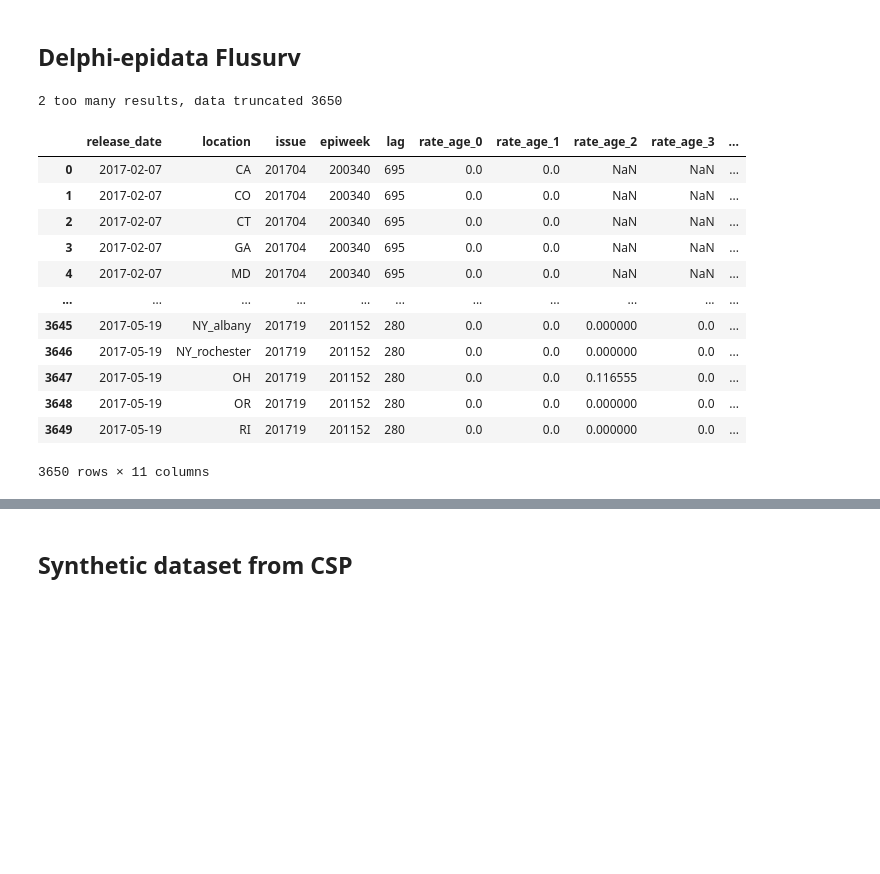
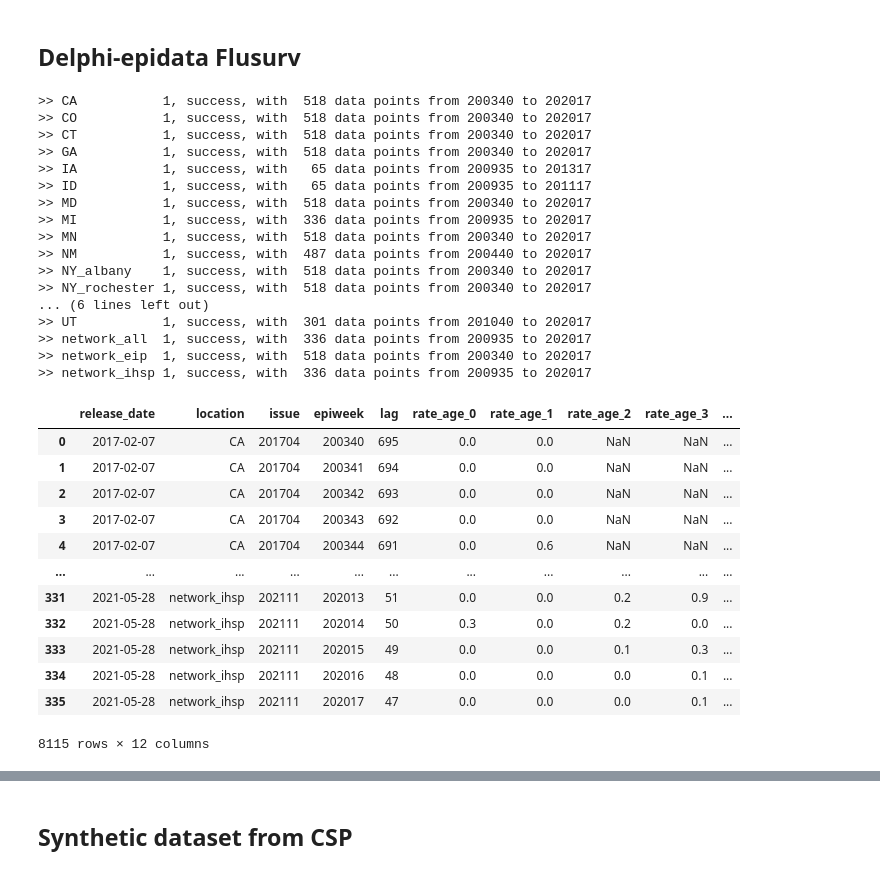
Before and after one commit to jcblemai/influpaint, a Jupyter notebook: datasets_builder.ipynb, the cells around one changed output, grey strips where cells are left out. Cells and saved outputs as stored; diff of their text form; code cells hidden in the pictures; blank space fills up the shorter version.

```diff
--- a/datasets_builder.ipynb
+++ b/datasets_builder.ipynb
@@ -93,28 +96,3 @@ gt_xarr.to_netcdf(f"datasets/{gt_xarr.name}.nc")
 This data is on saturday for 53 locations + US
 # %% [markdown]
 ## Delphi-epidata Flusurv
-# %%
-from helpers.delphi_epidata import Epidata
-
-flu_surv_location_file = "delphi-epidata/labels/flusurv_locations.txt"
-flu_surv_location = pd.read_csv(flu_surv_location_file, sep='\t', header=None, names=['location'])["location"].to_list()
-res = Epidata.flusurv(flu_surv_location, [Epidata.range(199401, 202210)])
-print(res['result'], res['message'], len(res['epidata']))
-# %% [output]
-2 too many results, data truncated 3650
-# %%
-pd.json_normalize(res['epidata'])
-# %% [output]
-|  | release_date | location | issue | epiweek | lag | rate_age_0 | rate_age_1 | rate_age_2 | rate_age_3 | ... |
-| 0 | 2017-02-07 | CA | 201704 | 200340 | 695 | 0.0 | 0.0 | NaN | NaN | ... |
-| 1 | 2017-02-07 | CO | 201704 | 200340 | 695 | 0.0 | 0.0 | NaN | NaN | ... |
-| 2 | 2017-02-07 | CT | 201704 | 200340 | 695 | 0.0 | 0.0 | NaN | NaN | ... |
-| 3 | 2017-02-07 | GA | 201704 | 200340 | 695 | 0.0 | 0.0 | NaN | NaN | ... |
-| 4 | 2017-02-07 | MD | 201704 | 200340 | 695 | 0.0 | 0.0 | NaN | NaN | ... |
-| ... | ... | ... | ... | ... | ... | ... | ... | ... | ... | ... |
-| 3645 | 2017-05-19 | NY_albany | 201719 | 201152 | 280 | 0.0 | 0.0 | 0.000000 | 0.0 | ... |
-| 3646 | 2017-05-19 | NY_rochester | 201719 | 201152 | 280 | 0.0 | 0.0 | 0.000000 | 0.0 | ... |
-| 3647 | 2017-05-19 | OH | 201719 | 201152 | 280 | 0.0 | 0.0 | 0.116555 | 0.0 | ... |
-| 3648 | 2017-05-19 | OR | 201719 | 201152 | 280 | 0.0 | 0.0 | 0.000000 | 0.0 | ... |
-| 3649 | 2017-05-19 | RI | 201719 | 201152 | 280 | 0.0 | 0.0 | 0.000000 | 0.0 | ... |
-3650 rows × 11 columns
@@ -120,0 +147,34 @@ pd.json_normalize(res['epidata'])
+# %%
+flusurv = get_from_epidata(dataset="flusurv")
+flusurv
+# %% [output]
+>> CA           1, success, with  518 data points from 200340 to 202017
+>> CO           1, success, with  518 data points from 200340 to 202017
+>> CT           1, success, with  518 data points from 200340 to 202017
+>> GA           1, success, with  518 data points from 200340 to 202017
+>> IA           1, success, with   65 data points from 200935 to 201317
+>> ID           1, success, with   65 data points from 200935 to 201117
+>> MD           1, success, with  518 data points from 200340 to 202017
+>> MI           1, success, with  336 data points from 200935 to 202017
+>> MN           1, success, with  518 data points from 200340 to 202017
+>> NM           1, success, with  487 data points from 200440 to 202017
+>> NY_albany    1, success, with  518 data points from 200340 to 202017
+>> NY_rochester 1, success, with  518 data points from 200340 to 202017
+... (6 lines left out)
+>> UT           1, success, with  301 data points from 201040 to 202017
+>> network_all  1, success, with  336 data points from 200935 to 202017
+>> network_eip  1, success, with  518 data points from 200340 to 202017
+>> network_ihsp 1, success, with  336 data points from 200935 to 202017
+|  | release_date | location | issue | epiweek | lag | rate_age_0 | rate_age_1 | rate_age_2 | rate_age_3 | ... |
+| 0 | 2017-02-07 | CA | 201704 | 200340 | 695 | 0.0 | 0.0 | NaN | NaN | ... |
+| 1 | 2017-02-07 | CA | 201704 | 200341 | 694 | 0.0 | 0.0 | NaN | NaN | ... |
+| 2 | 2017-02-07 | CA | 201704 | 200342 | 693 | 0.0 | 0.0 | NaN | NaN | ... |
+| 3 | 2017-02-07 | CA | 201704 | 200343 | 692 | 0.0 | 0.0 | NaN | NaN | ... |
+| 4 | 2017-02-07 | CA | 201704 | 200344 | 691 | 0.0 | 0.6 | NaN | NaN | ... |
+| ... | ... | ... | ... | ... | ... | ... | ... | ... | ... | ... |
+| 331 | 2021-05-28 | network_ihsp | 202111 | 202013 | 51 | 0.0 | 0.0 | 0.2 | 0.9 | ... |
+| 332 | 2021-05-28 | network_ihsp | 202111 | 202014 | 50 | 0.3 | 0.0 | 0.2 | 0.0 | ... |
+| 333 | 2021-05-28 | network_ihsp | 202111 | 202015 | 49 | 0.0 | 0.0 | 0.1 | 0.3 | ... |
+| 334 | 2021-05-28 | network_ihsp | 202111 | 202016 | 48 | 0.0 | 0.0 | 0.0 | 0.1 | ... |
+| 335 | 2021-05-28 | network_ihsp | 202111 | 202017 | 47 | 0.0 | 0.0 | 0.0 | 0.1 | ... |
+8115 rows × 12 columns
```
Also changed, not shown: parts of 8 cells of this notebook, 1 other file.
